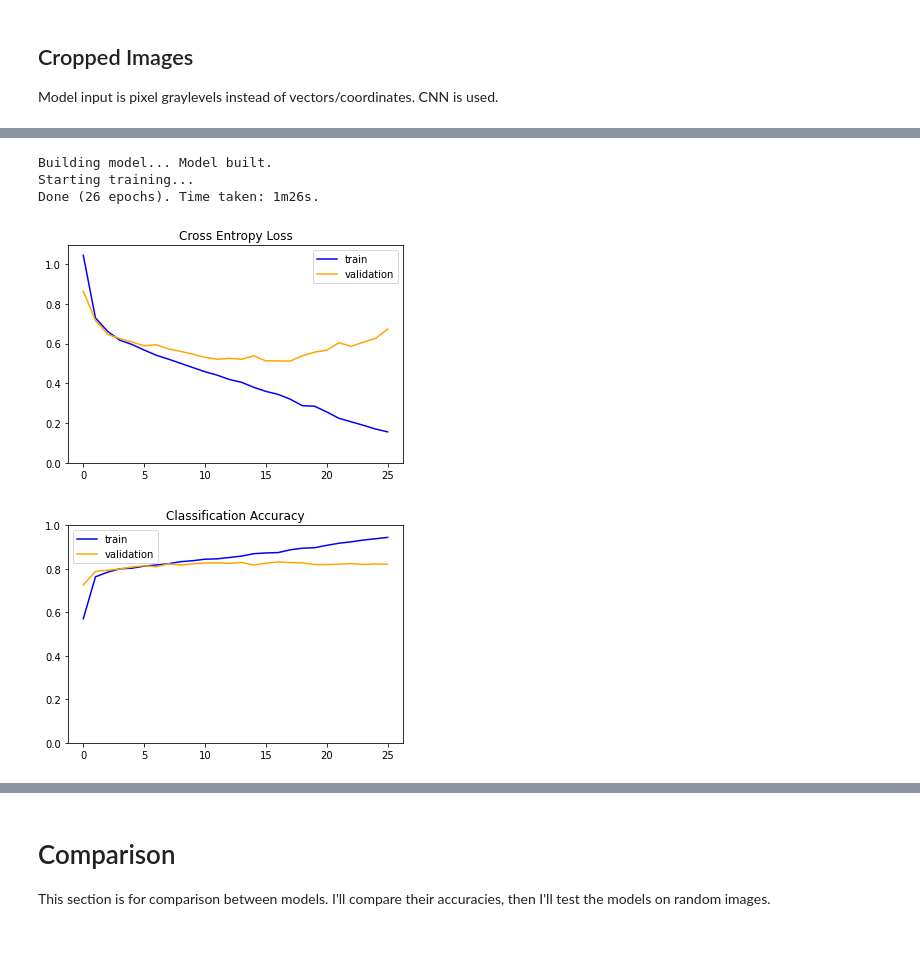
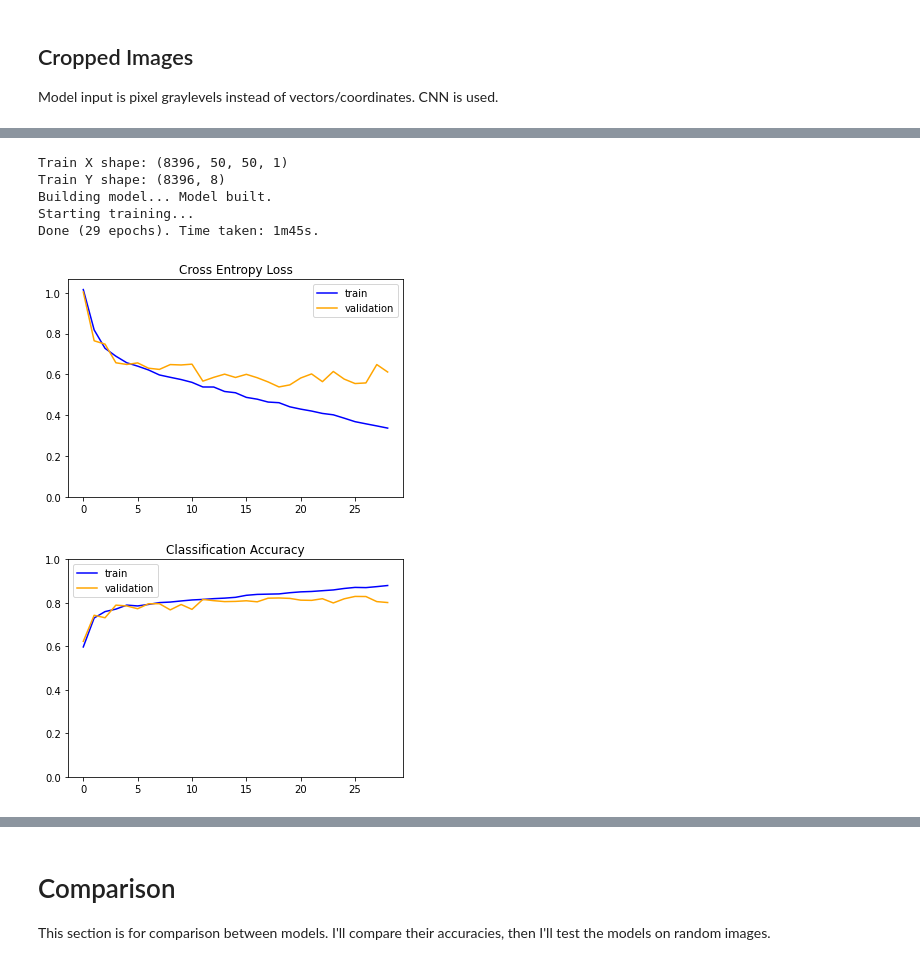
Before and after one commit to rachung2510/FYP70_SocialRobot, a Jupyter notebook: EmotionRecognition/model.ipynb, the cells around one changed output, grey strips where cells are left out. Saved outputs shown, nothing was run; the diff lists cells and outputs as text; code cells hidden in the pictures.

```diff
--- a/EmotionRecognition/model.ipynb
+++ b/EmotionRecognition/model.ipynb
@@ -151,11 +176,11 @@ def build_cnn(model_name, model_num, input_shape):
         model.add(Conv2D(32, kernel_size=(5,5), activation='relu', input_shape=input_shape, padding='same'))
         model.add(MaxPooling2D(pool_size=(2,2), strides=2))
         model.add(Conv2D(64, kernel_size=(5,5), activation='relu'))
-        model.add(Conv2D(128, kernel_size=(5,5), activation='relu'))
-        model.add(Conv2D(64, kernel_size=(5,5), activation='relu'))
+#         model.add(Conv2D(128, kernel_size=(5,5), activation='relu'))
+#         model.add(Conv2D(64, kernel_size=(5,5), activation='relu'))
         model.add(MaxPooling2D(pool_size=(2,2), strides=2))
         model.add(Flatten())
-        model.add(Dense(1024, activation='relu'))
+        model.add(Dense(50, activation='relu'))
         model.add(Dropout(0.1))
 
     model.add(Dense(num_classes, activation='softmax'))
@@ -167,8 +192,8 @@ def build_cnn(model_name, model_num, input_shape):
 def train_cnn(model, data, epochs, model_name, verbose=False, plots=True):
 
     x_train, y_train, x_val, y_val, x_test, y_test = data[0], data[1], data[2], data[3], data[4], data[5]
-    opt = Adam(learning_rate = 0.0001)
-#     opt = SGD(learning_rate=0.01, momentum=0.7)
+#     opt = Adam(learning_rate = 0.0001)
+    opt = SGD(learning_rate=0.01, momentum=0.7)
     model.compile(optimizer=opt, loss='categorical_crossentropy', metrics=['accuracy'])
 
     savemodel = ModelCheckpoint(model_name)
@@ -236,0 +262,6 @@ One hot encoded:
+# %%
+# One hot encoding for emotion
+cnn_mux_data = pd.get_dummies(df_mux.mood).join(df_mux.loc[:,['vectors','coords']])
+emotion_classes = cnn_mux_data.columns[:len(moods)]
+print('One hot encoded:')
+display(cnn_mux_data.sample(5))
@@ -257,8 +297,8 @@ print('(Vectors Only) Train Y shape:', y_train.shape)
 # %%
 # Dataset for vectors & coords
 # split into train, val and test
-x = np.c_[np.array([k for k in cnn_data['vectors'].values]), np.array([k for k in cnn_data['coords'].values])]
-y = cnn_data.iloc[:,:8].values
+x = np.c_[np.array([k for k in cnn_mux_data['vectors'].values]), np.array([k for k in cnn_mux_data['coords'].values])]
+y = cnn_mux_data.iloc[:,:8].values
 x_train, x_test, y_train, y_test = train_test_split(x, y, test_size=0.20, random_state=0)
 x_train, x_val, y_train, y_val = train_test_split(x_train, y_train, test_size=0.20, random_state=0)
 
@@ -475,11 +532,14 @@ Train Y shape: (8396, 8)
 # %%
 MODEL_NAME = model_path + 'emotion-cnnB.hd5'
+mux_graylevels_data = generateGraylevelDataset(mux_cropped_dataset, mux_cropped_target)
 model = build_cnn(MODEL_NAME, 3, (dim, dim, 1))
-train_cnn(model, graylevels_data, 100, MODEL_NAME, verbose=False)
-cnnA_acc = evaluate_cnn(MODEL_NAME, graylevels_data)
+train_cnn(model, mux_graylevels_data, 100, MODEL_NAME, verbose=False)
+cnnB_acc = evaluate_cnn(MODEL_NAME, mux_graylevels_data)
 # %% [output]
+Train X shape: (8396, 50, 50, 1)
+Train Y shape: (8396, 8)
 Building model... Model built.
 Starting training...
-Done (26 epochs). Time taken: 1m26s.
+Done (29 epochs). Time taken: 1m45s.
-[figure, old version]
+[figure, new version]
-[figure, old version]
+[figure, new version]
```
Also changed, not shown: parts of 10 cells of this notebook, 13 other files.
